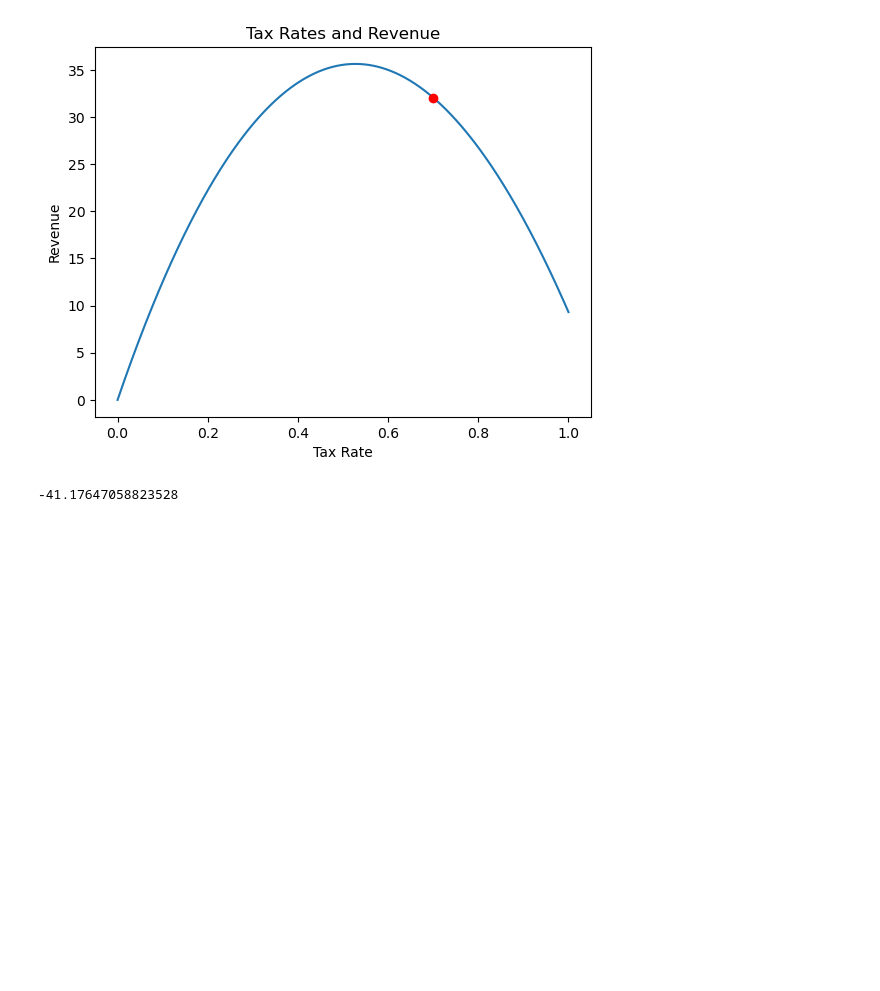
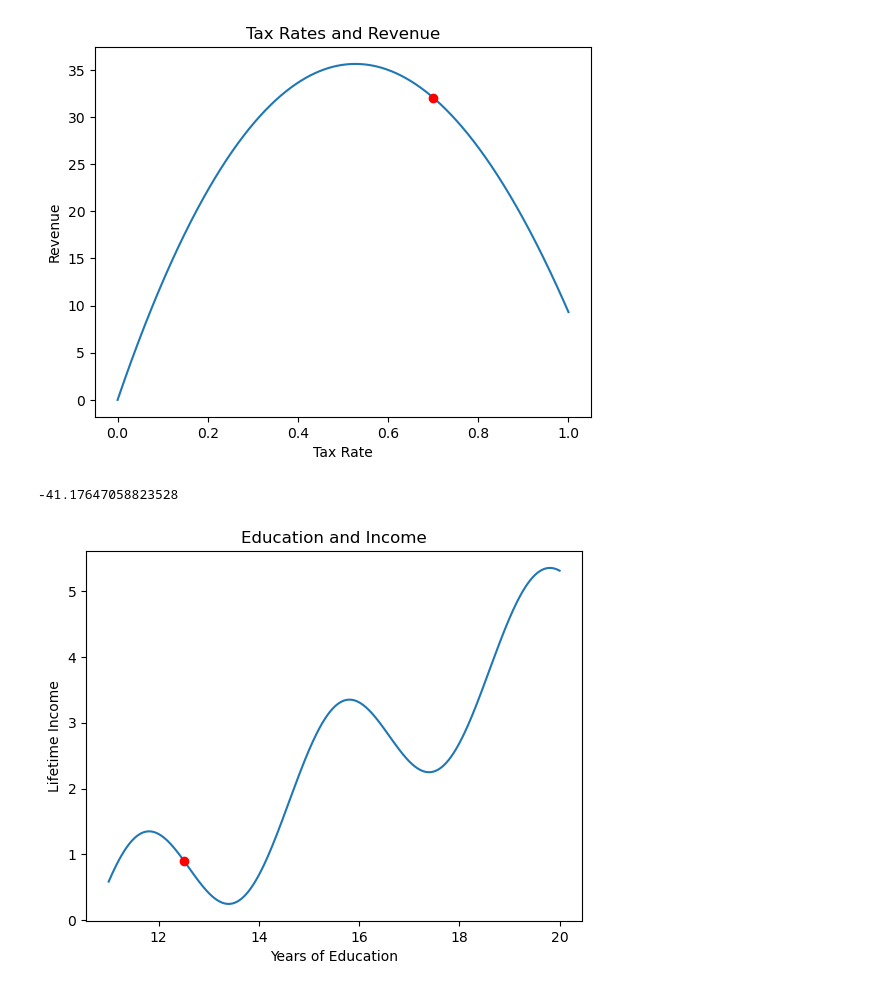
Before and after one commit to CatDawn29/Big-Book-of-Small-Python-Projects-Catherine, a Jupyter notebook: Maximizing and Minimizing.ipynb, the cells around one changed output. Drawn from its saved outputs; the diff is of its cells as text; code cells hidden in the pictures; blank space fills up the shorter version.

```diff
--- a/Maximizing and Minimizing.ipynb
+++ b/Maximizing and Minimizing.ipynb
@@ -64,0 +82,15 @@ current_rate = current_rate + step_size * revenue_derivative(current_rate)
+# %%
+def income(edu_yrs):
+    return(math.sin((edu_yrs - 10.6) *(2 * math.pi/4)) + (edu_yrs -11)/2)
+# %%
+xs = [11 + x/100 for x in list (range(901))]
+ys = [income(x) for x in xs]
+plt.plot(xs,ys)
+current_edu = 12.5
+plt.plot(current_edu,income(current_edu),'ro')
+plt.title('Education and Income')
+plt.xlabel('Years of Education')
+plt.ylabel('Lifetime Income')
+plt.show()
+# %% [output]
+[figure, added]
```
Also changed, not shown: parts of 5 cells of this notebook, 2 other files.
